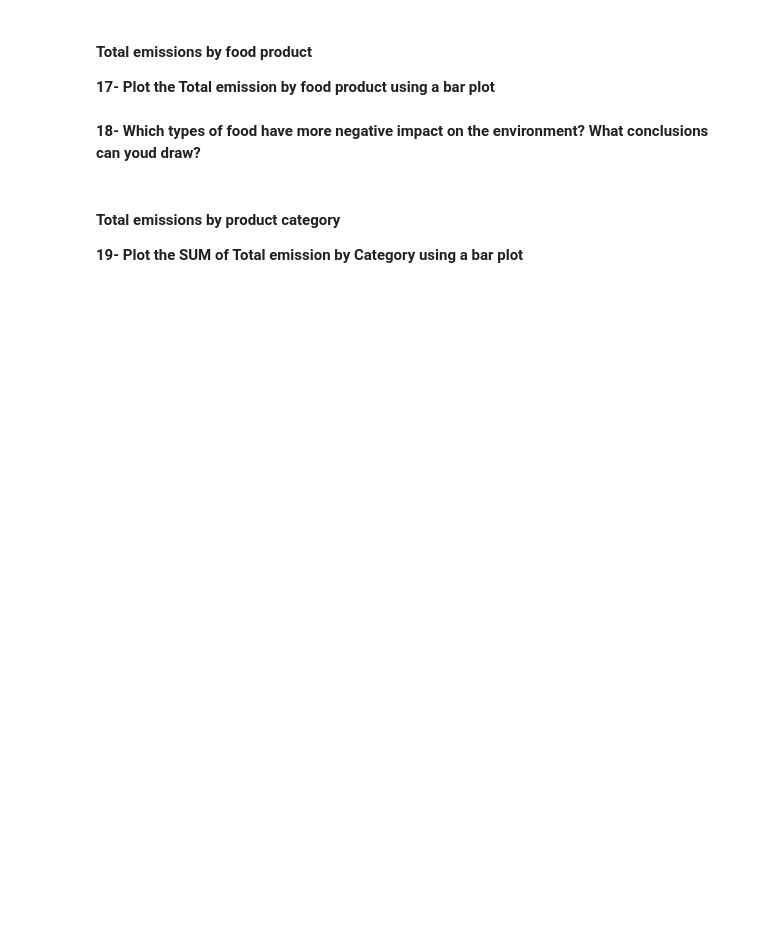
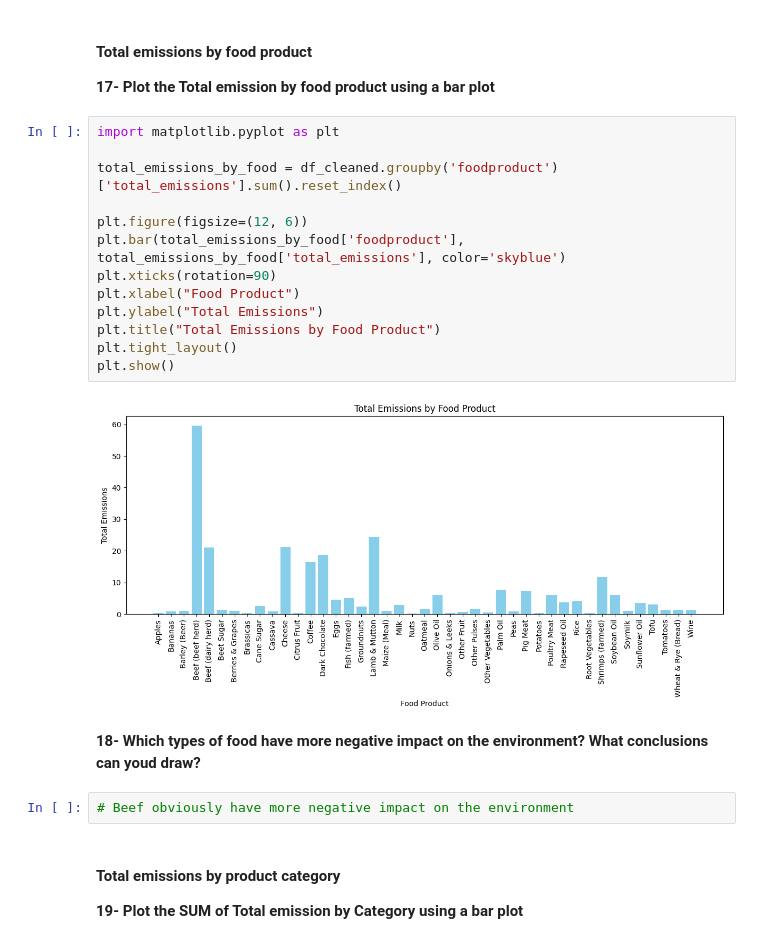
Before and after one commit to Bluceli1688/Instagram-likes, a Jupyter notebook: Environmental_Impact_of_Food_Production_Challenge.ipynb, the cells around one changed output. Cells and saved outputs as stored; diff of their text form; blank space fills up the shorter version.

```diff
--- a/Environmental_Impact_of_Food_Production_Challenge.ipynb
+++ b/Environmental_Impact_of_Food_Production_Challenge.ipynb
@@ -127,8 +333,25 @@ Other = ["Tofu", "Coffee", "Dark Chocolate", "Wine"]
 #### Total emissions by food product
 
 **17- Plot the Total emission by food product using a bar plot**
+# %%
+import matplotlib.pyplot as plt
+
+total_emissions_by_food = df_cleaned.groupby('foodproduct')['total_emissions'].sum().reset_index()
+
+plt.figure(figsize=(12, 6))
+plt.bar(total_emissions_by_food['foodproduct'], total_emissions_by_food['total_emissions'], color='skyblue')
+plt.xticks(rotation=90)
+plt.xlabel("Food Product")
+plt.ylabel("Total Emissions")
+plt.title("Total Emissions by Food Product")
+plt.tight_layout()
+plt.show()
+# %% [output]
+[figure, added]
 # %% [markdown]
 **18- Which types of food have more negative impact on the environment? What conclusions can youd draw?**
+# %%
+# Beef obviously have more negative impact on the environment
 # %% [markdown]
 #### Total emissions by product category
 
```
Also changed, not shown: parts of 14 cells of this notebook.
